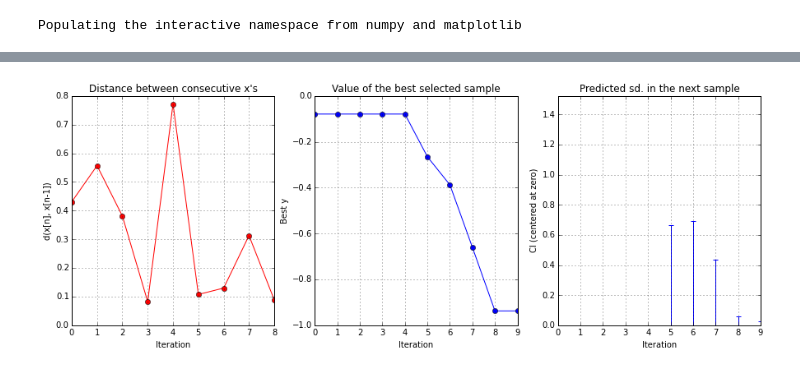
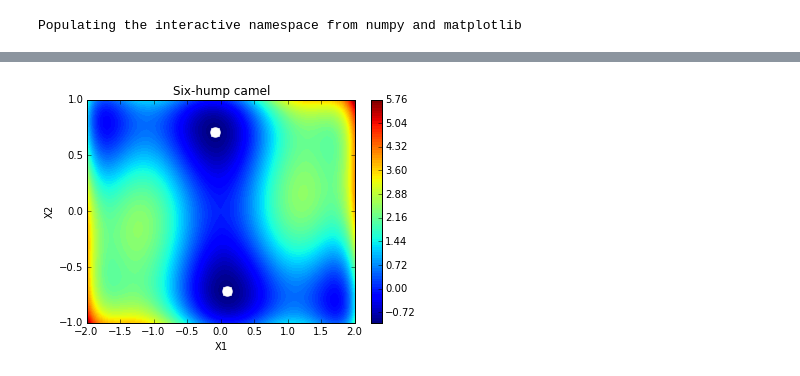
Before and after one commit to SheffieldML/GPyOpt, a Jupyter notebook: manual/general GPyOPt use.ipynb, the cells around one changed output, grey strips where cells are left out. Drawn from its saved outputs; the diff is of its cells as text; code cells hidden in the pictures.

```diff
--- a/manual/general GPyOPt use.ipynb
+++ b/manual/general GPyOPt use.ipynb
@@ -37,4 +57,4 @@ bo.plot_acquisition()
-# %%
-bo.plot_convergence()
-# %% [output]
-[figure, removed]
+# %%
+func.plot()
+# %% [output]
+[figure, added]
```
Also changed, not shown: parts of 16 cells of this notebook, 6 other files.
